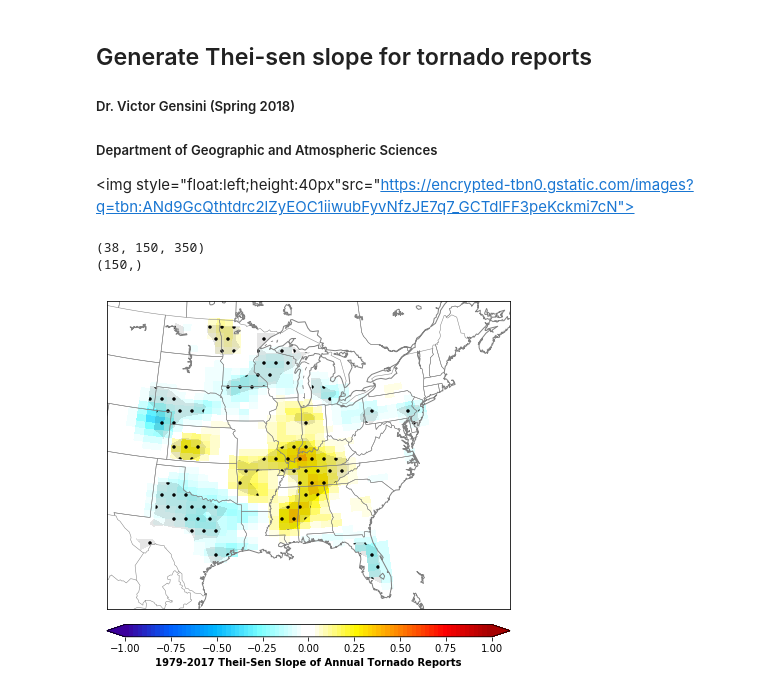
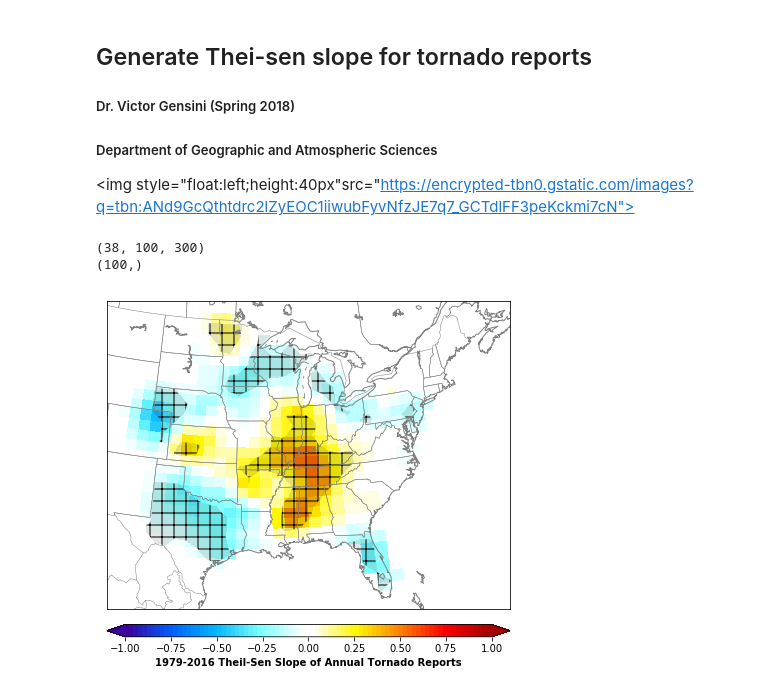
Before and after one commit to vgensini/enso, a Jupyter notebook: gen_report_array.ipynb, the cells around one changed output. Cells and saved outputs as stored; diff of their text form; code cells hidden in the pictures.

Commit message:
Make new figure.

```diff
--- a/gen_report_array.ipynb
+++ b/gen_report_array.ipynb
@@ -37,6 +37,10 @@ nc1.close()
 nx, ny = 350,150
 #####################################################
 density_yr = np.empty((0,150,350))
+
+nx, ny = 300,100
+#####################################################
+density_yr = np.empty((0,100,300))
 
 
 tor_file = '1950-2016_tor.csv'
@@ -130,36 +134,36 @@ for lt,ln in zip(latty_bin,lonny_bin):
 #use points_inside_polygon to
 #clip = matplotlib.nxutils.points_inside_poly(lonlat,points)
 path = Path(points)
 clip1 = path.contains_points(lonlat)
 
 #reshape array
 clip1 = clip1.reshape(density.shape)
 
 #print (vals.shape)
 fig = plt.figure()
 fig.set_size_inches(6,6)
 m = Basemap  (projection='lcc',lon_0=-92.54199,lat_0=38.09401,llcrnrlat=24, urcrnrlat=47,llcrnrlon=-106,urcrnrlon=-61,resolution='l',area_thresh=1000)
 m.drawcoastlines(color='gray')
 m.drawstates(color='gray')
 #masked = maskoceans(lon_bins_2d1,lat_bins_2d1,slope)
 masked = np.ma.masked_where(clip==False,slope)
 #masked1 = maskoceans(lon_bins_2d1,lat_bins_2d1,pval)
 masked1 = np.ma.masked_where(clip1==False,pval)
 m.drawcountries(color='gray')
 x,y = m(lons,lats)
 temper_anom = ['#3c009c','#3609A5','#3013AF','#2A1CB9','#2426C3','#1E30CD','#1839D7','#1243E1','#0C4CEB','#0656F5','#0060FF','#0068FF','#0071FF','#0079FF','#0082FF','#008BFF','#0093FF','#009CFF','#00A4FF','#00ADFF','#00B6FF','#0CBDFF','#18C4FF','#24CBFF','#30D3FF','#3CDAFF','#48E1FF','#54E9FF','#60F0FF','#6CF7FF','#79FFFF','#86FFFF','#93FFFF','#A1FFFF','#AEFFFF','#BCFFFF','#C9FFFF','#D6FFFF','#E4FFFF','#F1FFFF','#FFFFFF','#FFFFFF','#FFFFFF','#FFFEE5','#FFFDCC','#FFFCB2','#FFFB99','#FFFB7F','#FFFA66','#FFF94C','#FFF833','#FFF719','#FFF700','#FFEB00','#FFDF00','#FFD300','#FFC700','#FFBB00','#FFAF00','#FFA300','#FF9700','#FF8B00','#FF7F00','#FE7200','#FE6500','#FE5800','#FE4C00','#FE3F00','#FE3200','#FE2600','#FE1900','#FE0C00','#FE0000','#F50000','#EC0000','#E30000','#DA0000','#D20000','#C90000','#C00000','#B70000','#AE0000','#A60000']
 cmap = matplotlib.colors.ListedColormap(temper_anom)
 xs, ys = m(lon_bins_2d1, lat_bins_2d1)
 plot = m.pcolormesh(xs,ys,masked*10,zorder=1,vmin=-1, vmax=1,cmap=cmap)
 colbar = m.colorbar(plot,"bottom", size="4%",pad="5%",extend='both')
-colbar.set_label('1979-2017 Theil-Sen Slope of Annual Tornado Reports',fontsize='medium',weight='bold')
+colbar.set_label('1979-2016 Theil-Sen Slope of Annual Tornado Reports',fontsize='medium',weight='bold')
 levs = [-0.05,0.05]
-m.contourf(xs,ys,masked1,levs,cmap=None,colors='black',alpha=.1,hatches=['.'])
+m.contourf(xs,ys,masked1,levs,cmap=None,colors='black',alpha=.1,hatches=['+'])
 #levs1 = [-900,-1.96]
 #m.contourf(x,y,sigdiff,levs1,color=None,hatch=['/'])
 plt.tight_layout()
-plt.savefig('reports_slope.png',dpi=100)
+plt.savefig('Figure4.png',dpi=100)
 # %% [output]
-(38, 150, 350)
-(150,)
+(38, 100, 300)
+(100,)
-[figure, old version]
+[figure, new version]
```
Also changed, not shown: 12 other files.
